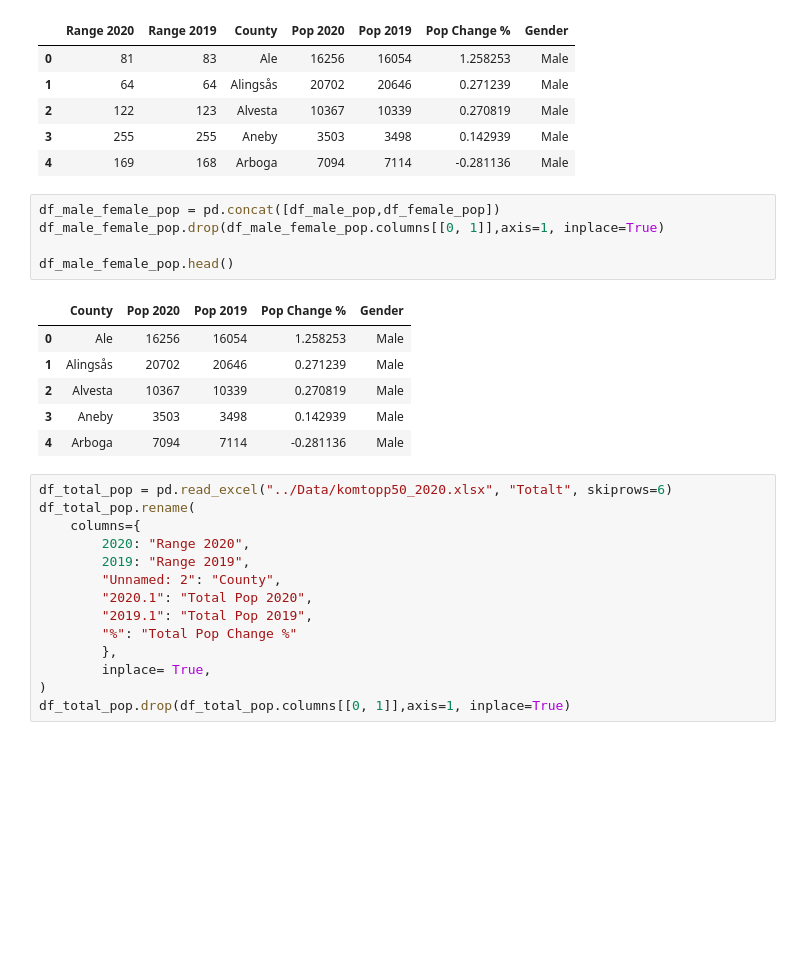
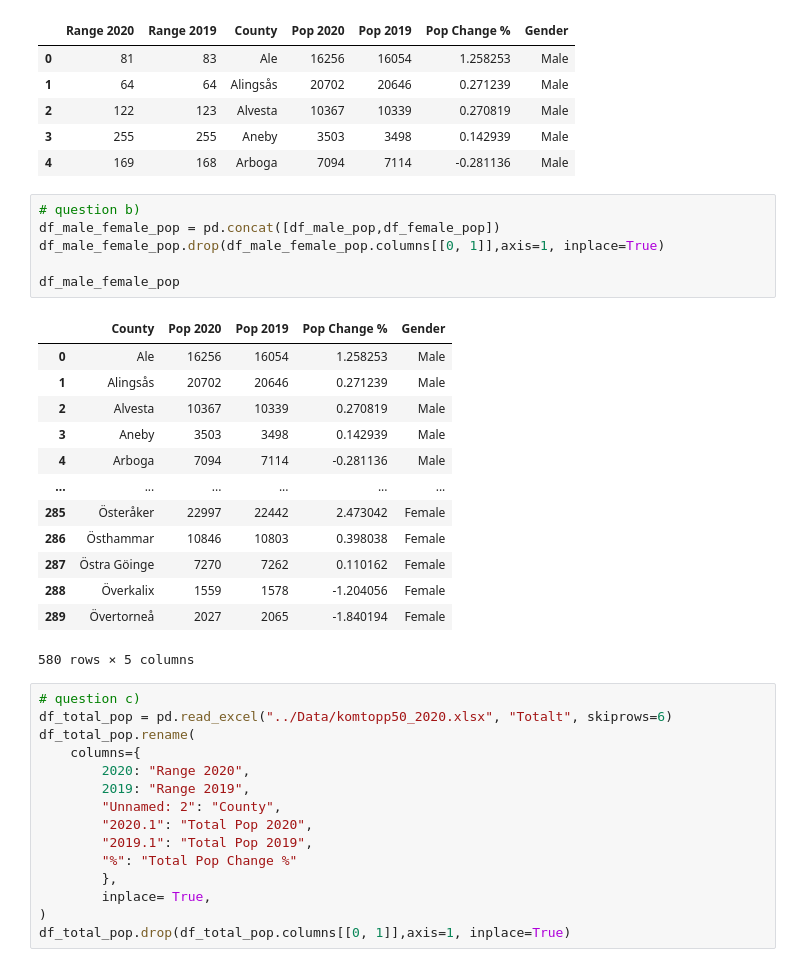
Before and after one commit to SCGlass/Data-Processing-Sam-Glass, a Jupyter notebook: Exercises/E00-Panda_fundamentals.ipynb, the cells around one changed output. Cells and saved outputs as stored; diff of their text form; blank space fills up the shorter version.

```diff
--- a/Exercises/E00-Panda_fundamentals.ipynb
+++ b/Exercises/E00-Panda_fundamentals.ipynb
@@ -530,18 +529,27 @@ df_male_pop.head()
 | 3 | 255 | 255 | Aneby | 3503 | 3498 | 0.142939 | Male |
 | 4 | 169 | 168 | Arboga | 7094 | 7114 | -0.281136 | Male |
 # %%
+# question b)
 df_male_female_pop = pd.concat([df_male_pop,df_female_pop])
 df_male_female_pop.drop(df_male_female_pop.columns[[0, 1]],axis=1, inplace=True)
 
-df_male_female_pop.head()
+df_male_female_pop
 # %% [output]
 |  | County | Pop 2020 | Pop 2019 | Pop Change % | Gender |
 | 0 | Ale | 16256 | 16054 | 1.258253 | Male |
 | 1 | Alingsås | 20702 | 20646 | 0.271239 | Male |
 | 2 | Alvesta | 10367 | 10339 | 0.270819 | Male |
 | 3 | Aneby | 3503 | 3498 | 0.142939 | Male |
 | 4 | Arboga | 7094 | 7114 | -0.281136 | Male |
+| ... | ... | ... | ... | ... | ... |
+| 285 | Österåker | 22997 | 22442 | 2.473042 | Female |
+| 286 | Östhammar | 10846 | 10803 | 0.398038 | Female |
+| 287 | Östra Göinge | 7270 | 7262 | 0.110162 | Female |
+| 288 | Överkalix | 1559 | 1578 | -1.204056 | Female |
+| 289 | Övertorneå | 2027 | 2065 | -1.840194 | Female |
+580 rows × 5 columns
 # %%
+# question c)
 df_total_pop = pd.read_excel("../Data/komtopp50_2020.xlsx", "Totalt", skiprows=6)
 df_total_pop.rename(
     columns={
```
Also changed, not shown: parts of 5 cells of this notebook.
